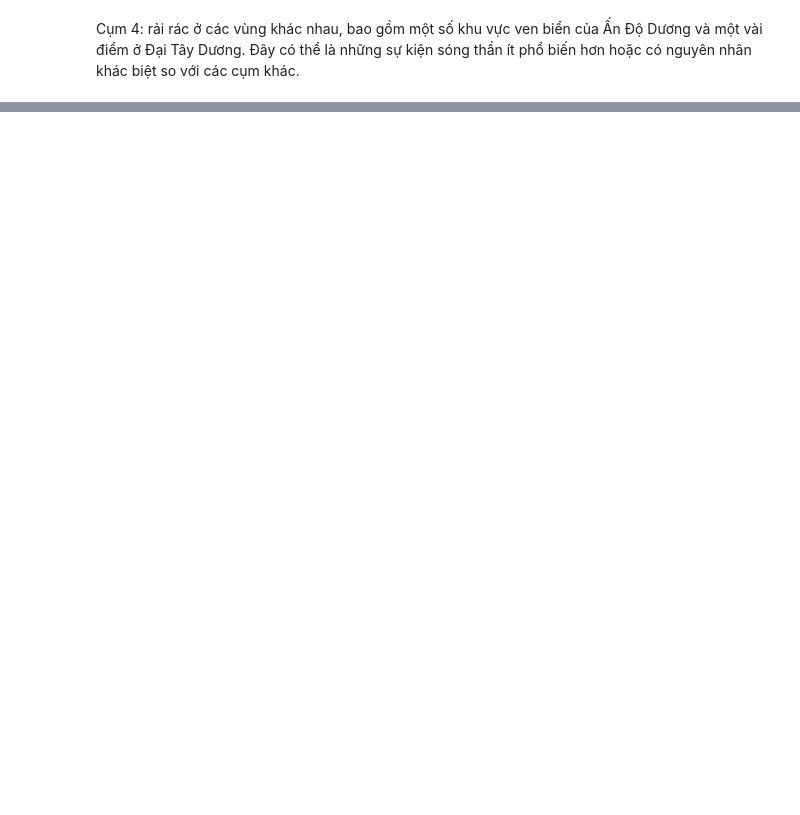
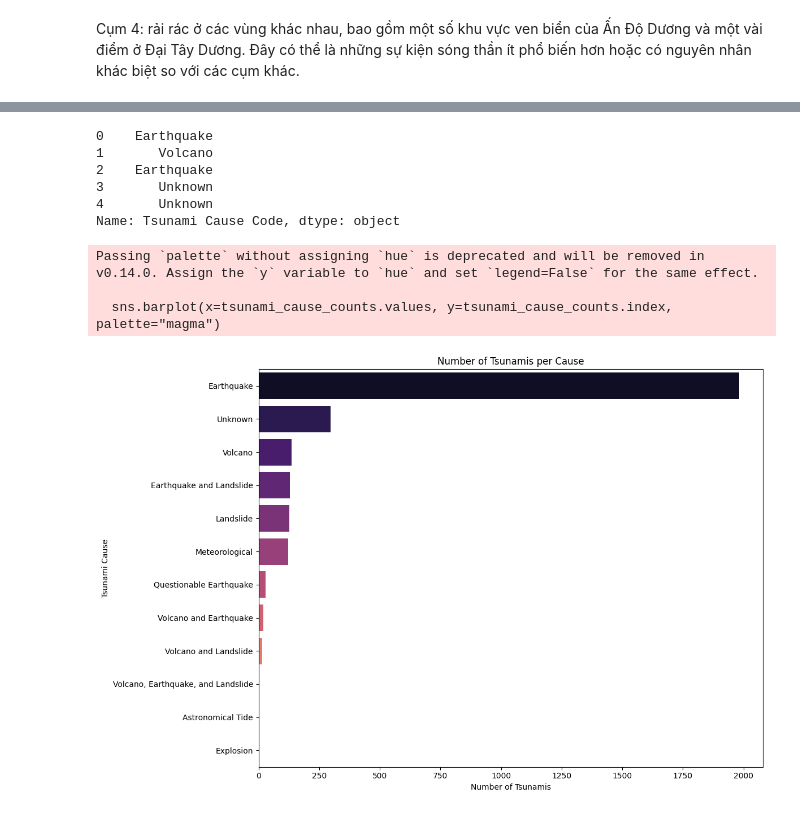
Before and after one commit to PhamThuyDung-GitHub/Smart-Decision, a Jupyter notebook: Tsunami_code.ipynb, the cells around one changed output, grey strips where cells are left out. Drawn from its saved outputs; the diff is of its cells as text; code cells hidden in the pictures; blank space fills up the shorter version.

```diff
--- a/Tsunami_code.ipynb
+++ b/Tsunami_code.ipynb
@@ -315,0 +362,53 @@ Cụm 4: rải rác ở các vùng khác nhau, bao gồm một số khu vực ve
+# %%
+# Create a dictionary mapping cause codes to their descriptions
+cause_code_mapping = {
+    0: "Unknown",
+    1: "Earthquake",
+    2: "Questionable Earthquake",
+    3: "Earthquake and Landslide",
+    4: "Volcano and Earthquake",
+    5: "Volcano, Earthquake, and Landslide",
+    6: "Volcano",
+    7: "Volcano and Landslide",
+    8: "Landslide",
+    9: "Meteorological",
+    10: "Explosion",
+    11: "Astronomical Tide"
+}
+
+# Replace the numerical values with the descriptive values
+tsunami['Tsunami Cause Code'] = tsunami['Tsunami Cause Code'].replace(cause_code_mapping)
+
+# Verify the change
+print(tsunami['Tsunami Cause Code'].head())
+# %% [output]
+0    Earthquake
+1       Volcano
+2    Earthquake
+3       Unknown
+4       Unknown
+Name: Tsunami Cause Code, dtype: object
+# %%
+
+# Count the number of tsunamis per cause
+tsunami_cause_counts = tsunami['Tsunami Cause Code'].value_counts()
+
+# Create the plot
+plt.figure(figsize=(12, 8))
+sns.barplot(x=tsunami_cause_counts.values, y=tsunami_cause_counts.index, palette="magma")
+
+# Add labels and title
+plt.xlabel('Number of Tsunamis')
+plt.ylabel('Tsunami Cause')
+plt.title('Number of Tsunamis per Cause')
+
+# Adjust layout for better readability
+plt.tight_layout()
+
+# Show the plot
+plt.show()
+# %% [output]
+Passing `palette` without assigning `hue` is deprecated and will be removed in v0.14.0. Assign the `y` variable to `hue` and set `legend=False` for the same effect.
+
+  sns.barplot(x=tsunami_cause_counts.values, y=tsunami_cause_counts.index, palette="magma")
+[figure, added]
```
Also changed, not shown: parts of 23 cells of this notebook.
